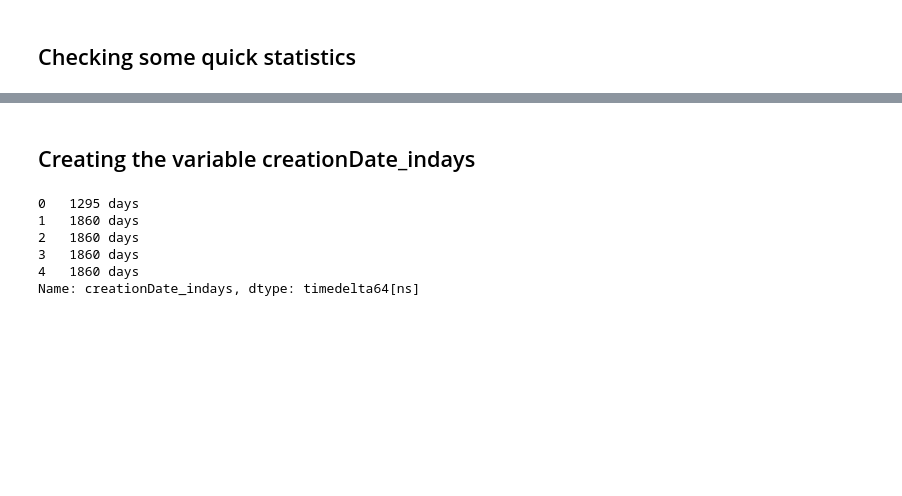
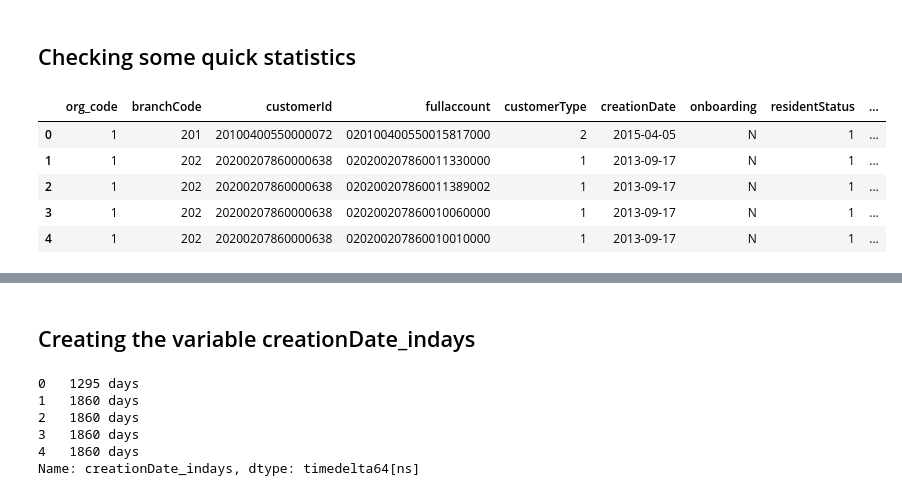
Before and after one commit to iOrevir/EDA_FeatureEngineering, a Jupyter notebook: IE_GROUP_VIDEO_RBA_KYC_STARTERCODE_V3.ipynb, the cells around one changed output, grey strips where cells are left out. Drawn from its saved outputs; the diff is of its cells as text; code cells hidden in the pictures; blank space fills up the shorter version.

```diff
--- a/IE_GROUP_VIDEO_RBA_KYC_STARTERCODE_V3.ipynb
+++ b/IE_GROUP_VIDEO_RBA_KYC_STARTERCODE_V3.ipynb
@@ -45,6 +110,15 @@ df['Risk_Description'] = df['rba_grade_desc']
 df.drop(['rba_grade_desc'], axis = 1, inplace = True)
 # %% [markdown]
 ## Checking some quick statistics
+# %%
+df.head()
+# %% [output]
+|  | org_code | branchCode | customerId | fullaccount | customerType | creationDate | onboarding | residentStatus | ... |
+| 0 | 1 | 201 | 20100400550000072 | 020100400550015817000 | 2 | 2015-04-05 | N | 1 | ... |
+| 1 | 1 | 202 | 20200207860000638 | 020200207860011330000 | 1 | 2013-09-17 | N | 1 | ... |
+| 2 | 1 | 202 | 20200207860000638 | 020200207860011389002 | 1 | 2013-09-17 | N | 1 | ... |
+| 3 | 1 | 202 | 20200207860000638 | 020200207860010060000 | 1 | 2013-09-17 | N | 1 | ... |
+| 4 | 1 | 202 | 20200207860000638 | 020200207860010010000 | 1 | 2013-09-17 | N | 1 | ... |
 # %%
 df.describe()
 # %% [output]
```
Also changed, not shown: parts of 46 cells of this notebook.
